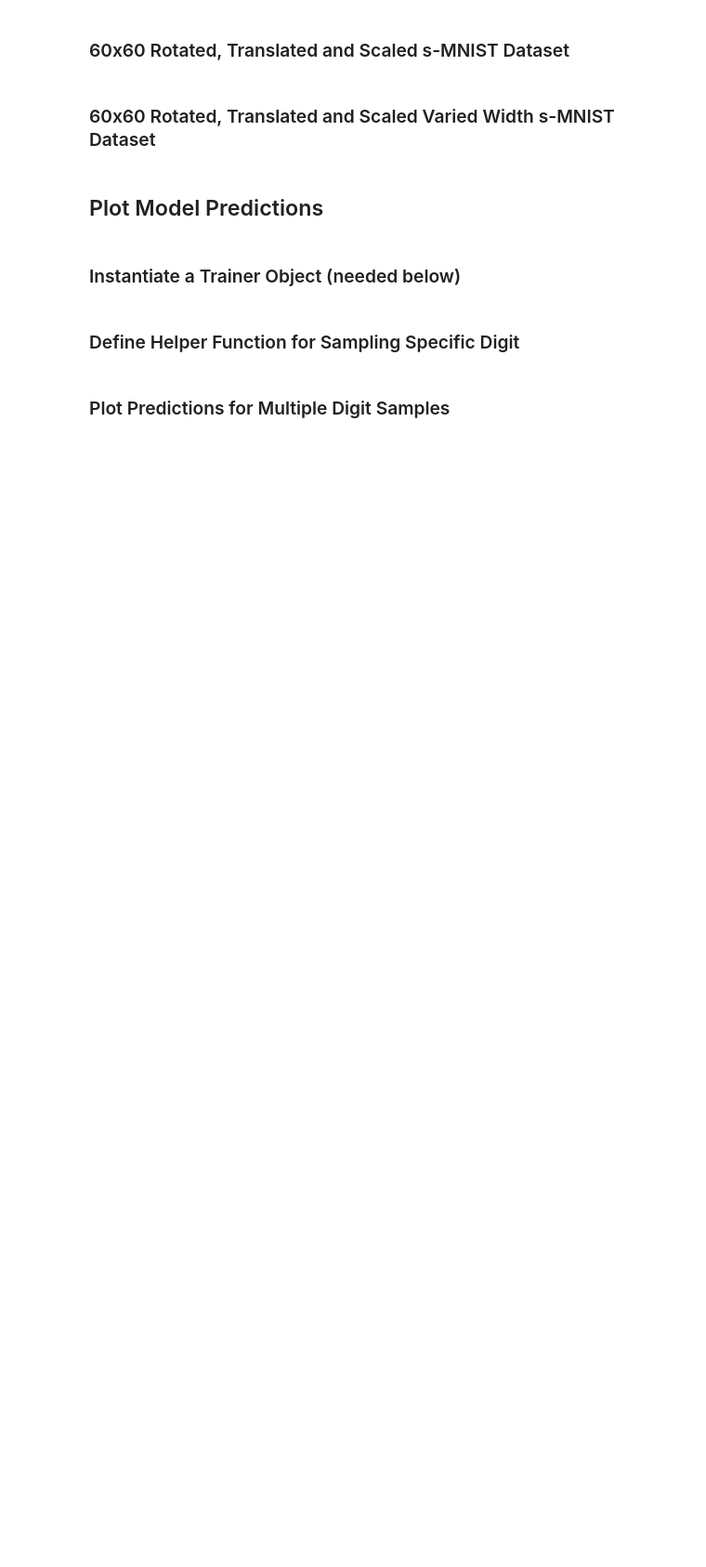
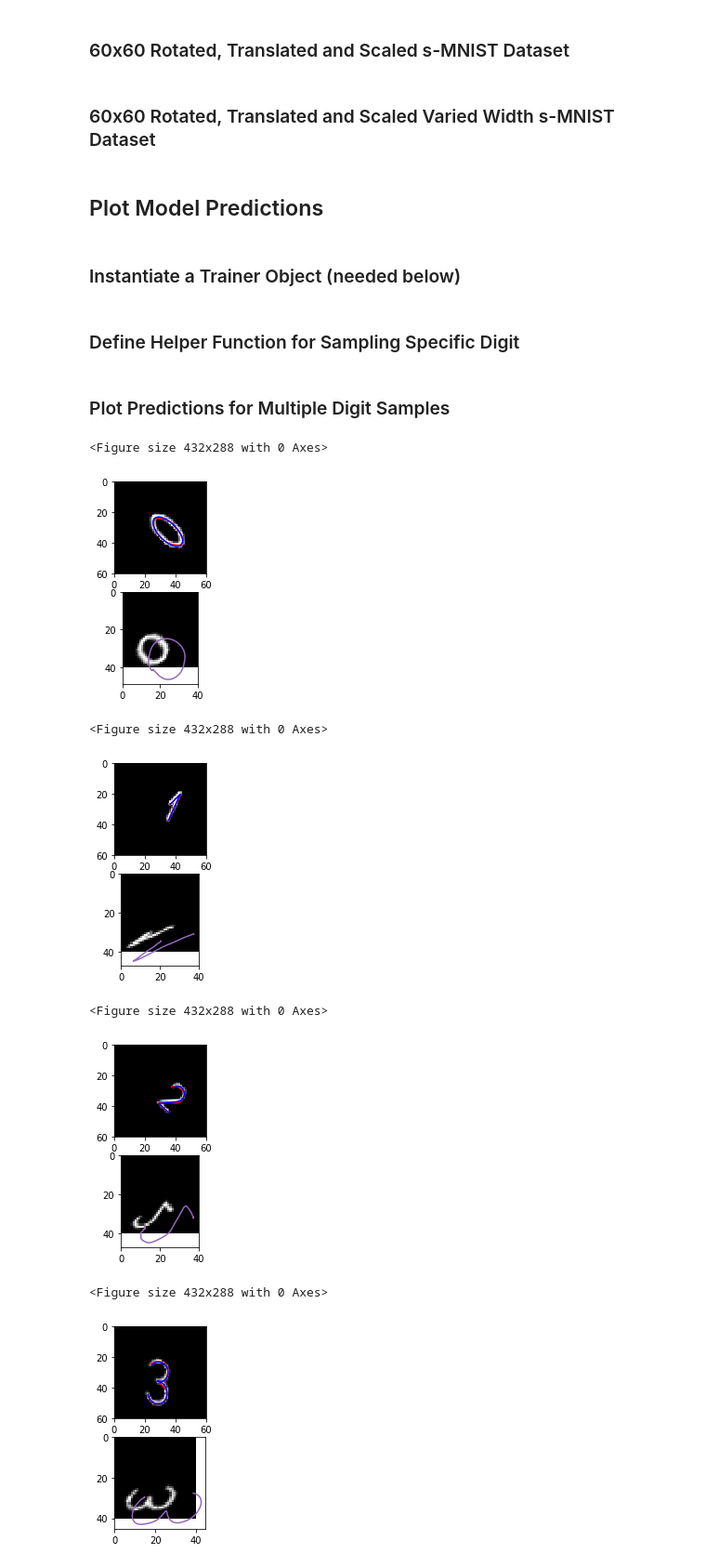
Before and after one commit to abr-ijs/imednet, a Jupyter notebook: notebooks/Spatial Transformer Networks Test.ipynb, the cells around one changed output. Shown: that part at 93% size. Drawn from its saved outputs; the diff is of its cells as text; code cells hidden in the pictures; blank space fills up the shorter version.

```diff
--- a/notebooks/Spatial Transformer Networks Test.ipynb
+++ b/notebooks/Spatial Transformer Networks Test.ipynb
@@ -657,0 +688,23 @@ def sample_indices_ending_with(array, ending, n):
+# %%
+# Plot model predictions for multiple samples of a particular digit
+# i_samples = sample_indices_ending_with(images, 5, 20)
+for i_sample in i_samples:
+    plt.figure()
+    sample_image = images[i_sample,:].reshape(images.shape[1],images.shape[2])
+    try:
+        assert(model.dmp_integrator)
+        sample_output = original_traj[i_sample]
+    except:
+        sample_output = outputs[i_sample,:]
+    fig = show_image_to_motion_prediction(model, trainer, sample_image, sample_output)
+    fig.show()
+    fig.savefig(os.path.join(root_path, 'figures/', model_stub + '_' + str(i_sample) + '.png'))
+# %% [output]
+<Figure size 432x288 with 0 Axes>
+[figure, added]
+<Figure size 432x288 with 0 Axes>
+[figure, added]
+<Figure size 432x288 with 0 Axes>
+[figure, added]
+<Figure size 432x288 with 0 Axes>
+[figure, added]
```
Also changed, not shown: parts of 12 cells of this notebook, 7 other files.
